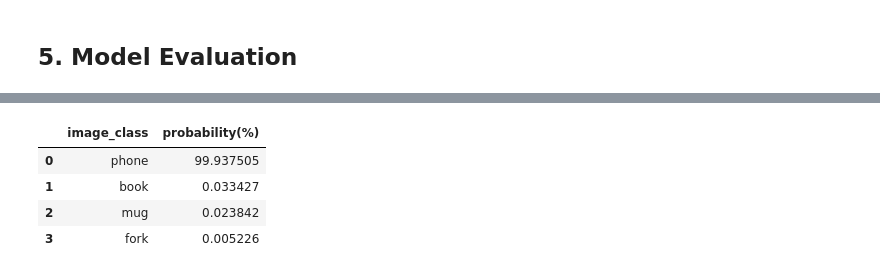
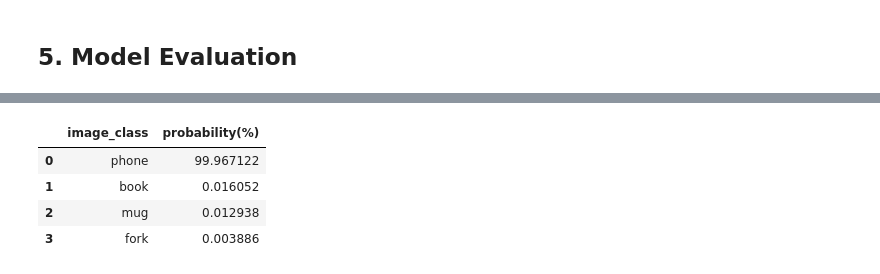
Before and after one commit to rahman-rakib/Image_Detection, a Jupyter notebook: image_classification_final.ipynb, the cells around one changed output, grey strips where cells are left out. Drawn from its saved outputs; the diff is of its cells as text; code cells hidden in the pictures.

```diff
--- a/image_classification_final.ipynb
+++ b/image_classification_final.ipynb
@@ -231,6 +235,6 @@ None
 # %% [markdown]
 ## 5. Model Evaluation
 # %%
-img_test = keras.preprocessing.image.load_img('test_images/phone_1.png', target_size=(224,224))
+img_test = keras.preprocessing.image.load_img('test_images/phone_3.png', target_size=(224,224))
 img_test
 # %% [output]
@@ -249,5 +253,5 @@ def image_classification(image_path, model):
     return df
 # %%
 tf.autograph.experimental.do_not_convert
-image_classification('test_images/phone_1.png', h_model)
+image_classification('test_images/phone_5.png', h_model)
 # %% [output]
@@ -254,5 +259,5 @@ image_classification('test_images/phone_1.png', h_model)
 |  | image_class | probability(%) |
-| 0 | phone | 99.937505 |
-| 1 | book | 0.033427 |
-| 2 | mug | 0.023842 |
-| 3 | fork | 0.005226 |
+| 0 | phone | 99.967122 |
+| 1 | book | 0.016052 |
+| 2 | mug | 0.012938 |
+| 3 | fork | 0.003886 |
```
Also changed, not shown: parts of 10 cells of this notebook, 1 other file.
